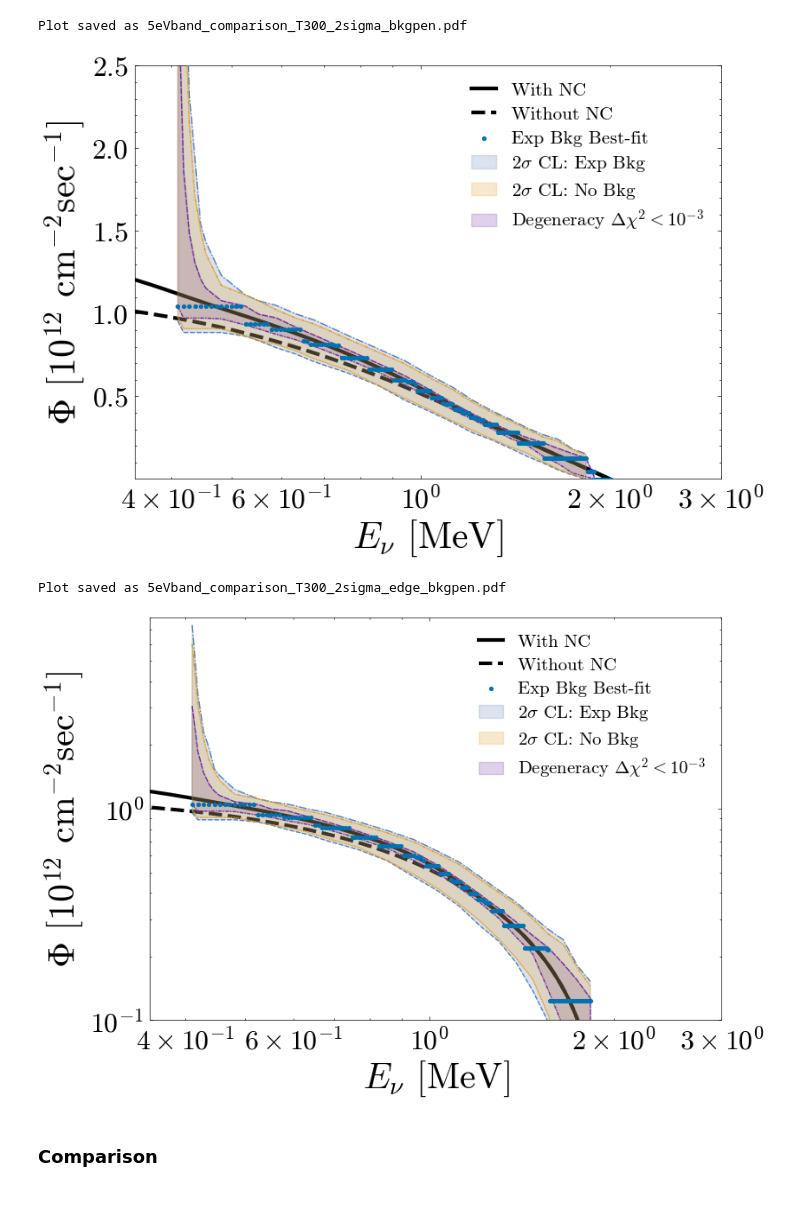
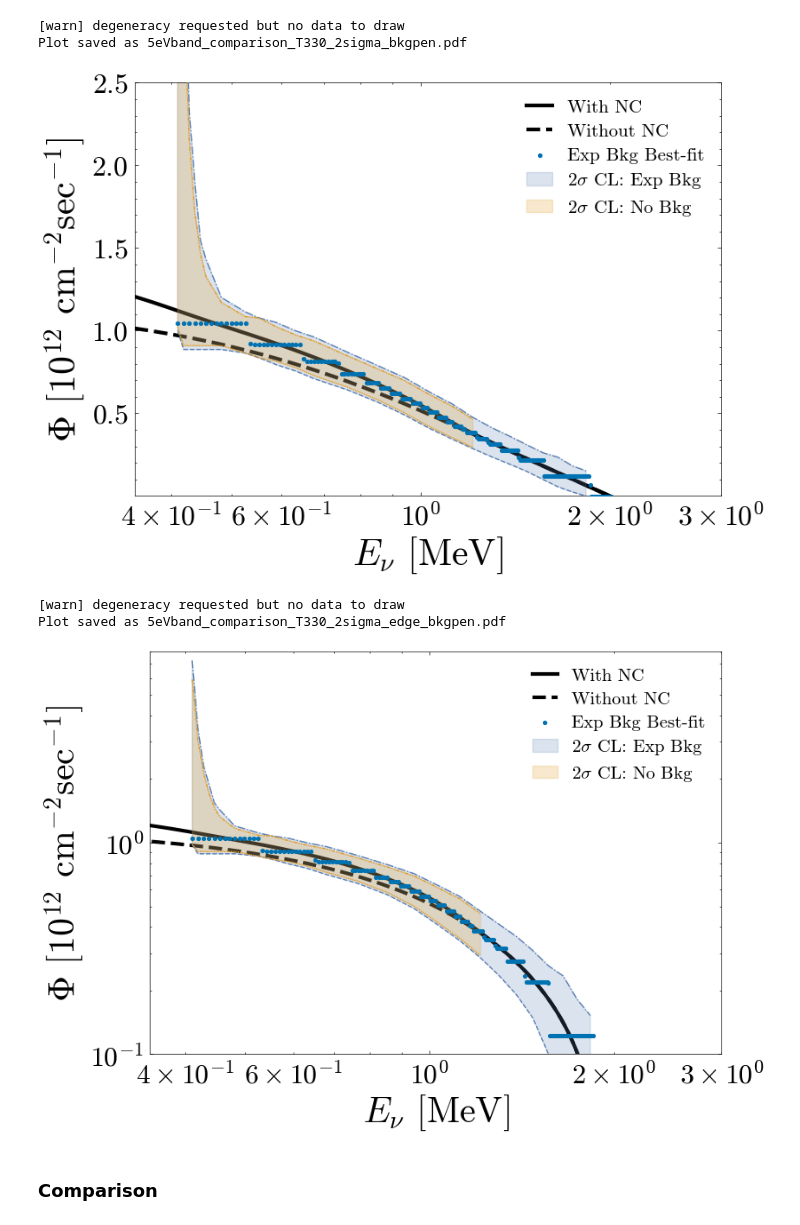
Before and after one commit to kyphys-creator/neutrinoAnalysis, a Jupyter notebook: 5eV/comparison_T330.ipynb, the cells around one changed output. Saved outputs shown, nothing was run; the diff lists cells and outputs as text; code cells hidden in the pictures.

```diff
--- a/5eV/comparison_T330.ipynb
+++ b/5eV/comparison_T330.ipynb
@@ -2,10 +2,10 @@
 from neutrino_analysis_band import NeutrinoAnalysis
 # %%
 # Run optimize() on each scenario first
-a_flat = NeutrinoAnalysis(background_scenario='flat', intervals='180', GeV=0.32e16, solver='scipy')
+a_flat = NeutrinoAnalysis(background_scenario='flat', intervals='180', GeV=0.32e16, solver='osqp', T=330)
 a_flat.optimize(a_flat.data_vector)
-a_a = NeutrinoAnalysis(background_scenario='a', intervals='180', GeV=0.36e16, solver='scipy')
+a_a = NeutrinoAnalysis(background_scenario='a', intervals='180', GeV=0.36e16, solver='osqp', T=330)
 a_a.optimize(a_a.data_vector)
-a_b = NeutrinoAnalysis(background_scenario='b', intervals='180', GeV=0.6e16, solver='scipy')
+a_b = NeutrinoAnalysis(background_scenario='b', intervals='180', GeV=0.6e16, solver='osqp', T=330)
 a_b.optimize(a_b.data_vector)
 # %% [output]
@@ -63,41 +49,43 @@ Plot saved as 5eVband_comparison_T300_1sigma_edge_bkgpen.pdf
 # %%
 a_b.plot_band_comparison(
-    {r'2$\sigma$ CL: Exp Bkg':    'T300/scenario_bkg_b/bands/band_*_bkgpen.json',
-     r'2$\sigma$ CL: No Bkg': 'T300/scenario_bkg_a/bands/band_*_bkgpen.json',},
+    {r'2$\sigma$ CL: Exp Bkg':    'T330/scenario_bkg_b/bands/band_*_bkgpen.json',
+     r'2$\sigma$ CL: No Bkg': 'T330/scenario_bkg_a/bands/band_*_bkgpen.json',},
     level=0.954,
     optimized={'Exp Bkg': a_b},   # Overlay each scenario's optimize result
     ylim=(0, 2e12), save=True,
-    fname='5eVband_comparison_T300_2sigma_bkgpen.pdf',
+    fname='5eVband_comparison_T330_2sigma_bkgpen.pdf',
     logy = False,
     style = 'both',
-    degeneracy_files='T300/scenario_bkg_b/degeneracy/degeneracy_bkgb_idx*.json',
+    degeneracy_files='T330/scenario_bkg_b/degeneracy/degeneracy_bkgb_idx*.json',
     show_errorbars=False,
     bestfit_marker= '.'
 )
 import matplotlib.pyplot as plt
 plt.xlim(0.35, 3)
 plt.ylim(1e-3, 2.5)
-plt.savefig('5eVband_comparison_T300_2sigma_bkgpen.pdf')
+plt.savefig('5eVband_comparison_T330_2sigma_bkgpen.pdf')
 # %% [output]
-Plot saved as 5eVband_comparison_T300_2sigma_bkgpen.pdf
+[warn] degeneracy requested but no data to draw
+Plot saved as 5eVband_comparison_T330_2sigma_bkgpen.pdf
-[figure, old version]
+[figure, new version]
 # %%
 a_b.plot_band_comparison(
-    {r'2$\sigma$ CL: Exp Bkg':    'T300/scenario_bkg_b/bands/band_*_bkgpen.json',
-     r'2$\sigma$ CL: No Bkg': 'T300/scenario_bkg_a/bands/band_*_bkgpen.json',},
+    {r'2$\sigma$ CL: Exp Bkg':    'T330/scenario_bkg_b/bands/band_*_bkgpen.json',
+     r'2$\sigma$ CL: No Bkg': 'T330/scenario_bkg_a/bands/band_*_bkgpen.json',},
     level=0.954,
     optimized={'Exp Bkg': a_b},   # Overlay each scenario's optimize result
     ylim=(1e11, 8e12), save=True,
-    fname='5eVband_comparison_T300_2sigma_edge_bkgpen.pdf',
+    fname='5eVband_comparison_T330_2sigma_edge_bkgpen.pdf',
     logy = True,
     style = 'both',
-    degeneracy_files='T300/scenario_bkg_b/degeneracy/degeneracy_bkgb_idx*.json',
+    degeneracy_files='T330/scenario_bkg_b/degeneracy/degeneracy_bkgb_idx*.json',
     show_errorbars=False,
     bestfit_marker= '.'
 )
 # %% [output]
-Plot saved as 5eVband_comparison_T300_2sigma_edge_bkgpen.pdf
+[warn] degeneracy requested but no data to draw
+Plot saved as 5eVband_comparison_T330_2sigma_edge_bkgpen.pdf
-[figure, old version]
+[figure, new version]
 # %% [markdown]
 ### Comparison
 # %%
```
Also changed, not shown: parts of 3 cells of this notebook, 24 other files.
